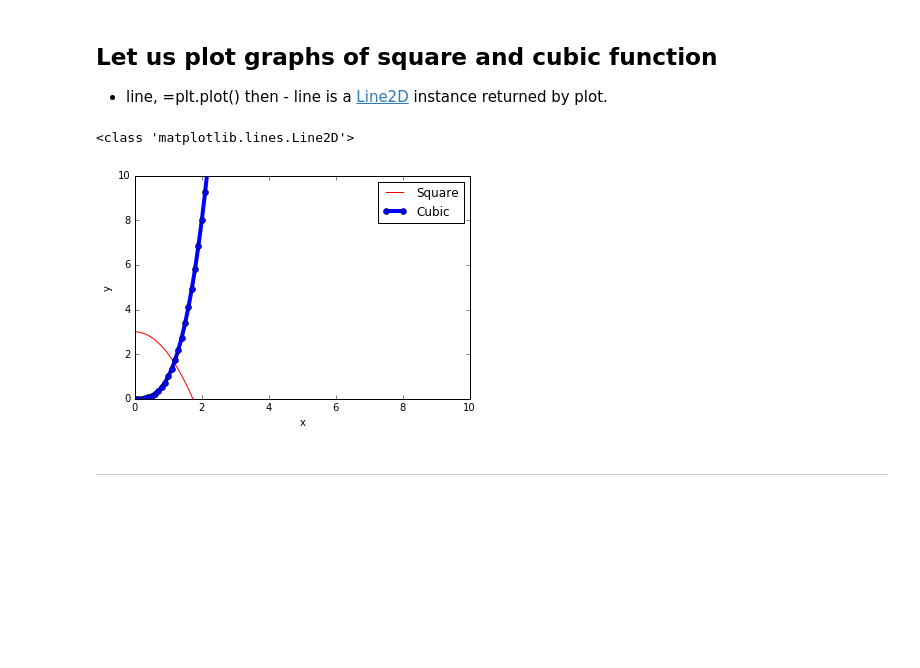
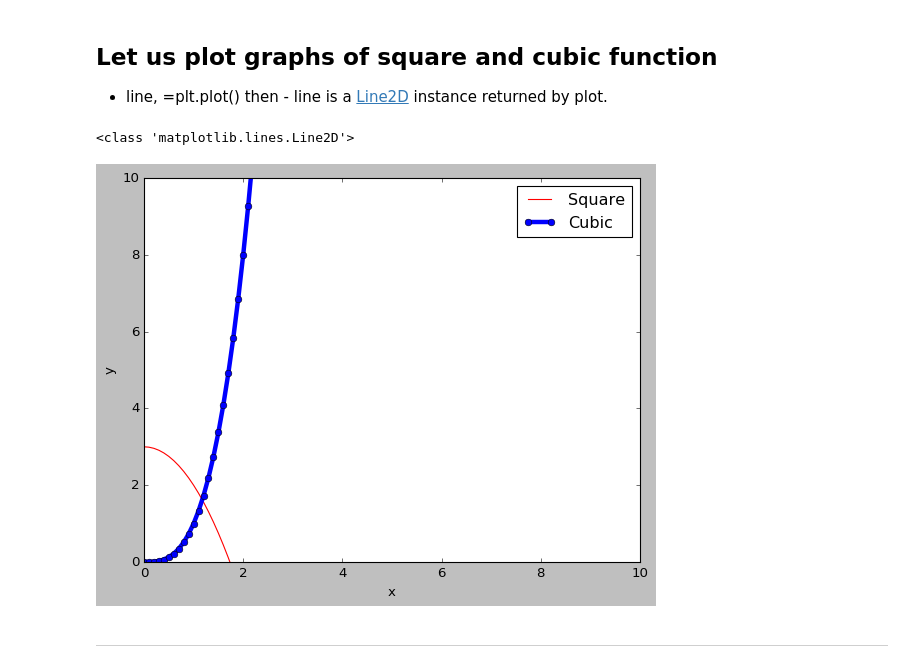
Before and after one commit to amitkvikram/python, a Jupyter notebook: matplotlib.ipynb, the cells around one changed output. Drawn from its saved outputs; the diff is of its cells as text; code cells hidden in the pictures; blank space fills up the shorter version.

```diff
--- a/matplotlib.ipynb
+++ b/matplotlib.ipynb
@@ -27,5 +28,7 @@ Note: *Throughout your code u can write matplotlib.pyplot as plt*
 # %%
 import matplotlib.pyplot as plt
+from matplotlib import style
+plt.style.use('ggplot')
 plt.plot([1,2,3.5,4],'ro')
 plt.ylabel("some numbers")
 plt.show()
@@ -54,20 +57,23 @@ plt.show()
 - line, =plt.plot() then - line is a [Line2D](https://matplotlib.org/api/lines_api.html#matplotlib.lines.Line2D) instance returned by plot.
 # %%
 import numpy as np
+import matplotlib.pyplot as plt
+from matplotlib import style
+plt.style.use('classic')
 arr= np.arange(0, 20, .1)
 line1, =plt.plot(arr, (-arr**2)+3,'r',label="Square",ms=4)
 line2, =plt.plot(arr, arr**3, 'b-',marker='o')
 print(type(line2))
 plt.axis([0,10,0,10])
 plt.xlabel('x')
 plt.ylabel('y')
 plt.setp(line2, label="Cubic", linewidth=4.0 )
 plt.legend(handles=[line1,line2])
 # plt.setp(line2)
 plt.show()
 # %% [output]
 <class 'matplotlib.lines.Line2D'>
-[figure, old version]
+[figure, new version]
 # %% [markdown]
 <hr style="height:2px">
 # %% [markdown]
```
Also changed, not shown: parts of 13 cells of this notebook, 3 other files.
